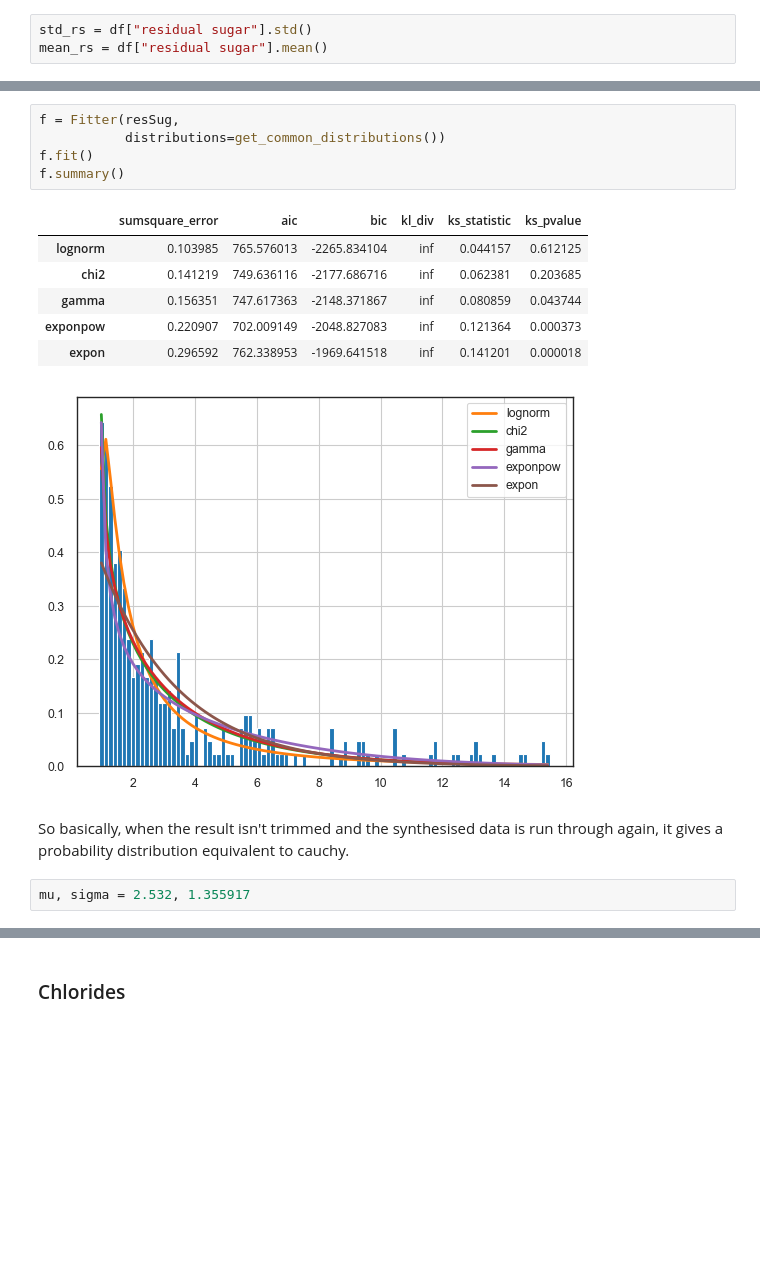
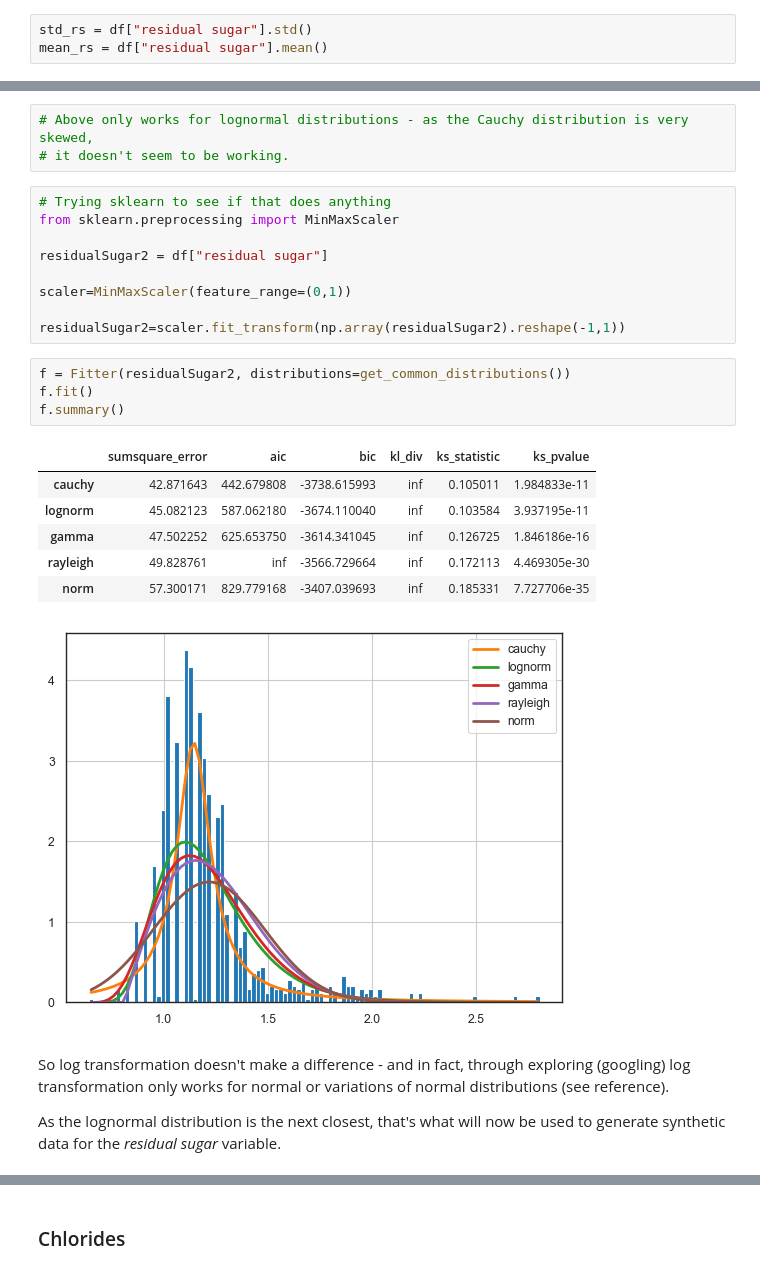
Before and after one commit to fabiofabrizi/PfDA_Project, a Jupyter notebook: PfDA_Project_Notebook.ipynb, the cells around one changed output, grey strips where cells are left out. Cells and saved outputs as stored; diff of their text form; blank space fills up the shorter version.

Commit message:
Checked variables - conclusion next

```diff
--- a/PfDA_Project_Notebook.ipynb
+++ b/PfDA_Project_Notebook.ipynb
@@ -706,17 +793,28 @@ plt.show()
+# %%
+# Above only works for lognormal distributions - as the Cauchy distribution is very skewed,
+# it doesn't seem to be working.
+# %%
+# Trying sklearn to see if that does anything
+from sklearn.preprocessing import MinMaxScaler
+
+residualSugar2 = df["residual sugar"]
+
+scaler=MinMaxScaler(feature_range=(0,1))
+
+residualSugar2=scaler.fit_transform(np.array(residualSugar2).reshape(-1,1))
 # %%
-f = Fitter(resSug,
-           distributions=get_common_distributions())
+f = Fitter(residualSugar2, distributions=get_common_distributions())
 f.fit()
 f.summary()
 # %% [output]
 |  | sumsquare_error | aic | bic | kl_div | ks_statistic | ks_pvalue |
-| lognorm | 0.103985 | 765.576013 | -2265.834104 | inf | 0.044157 | 0.612125 |
-| chi2 | 0.141219 | 749.636116 | -2177.686716 | inf | 0.062381 | 0.203685 |
-| gamma | 0.156351 | 747.617363 | -2148.371867 | inf | 0.080859 | 0.043744 |
-| exponpow | 0.220907 | 702.009149 | -2048.827083 | inf | 0.121364 | 0.000373 |
-| expon | 0.296592 | 762.338953 | -1969.641518 | inf | 0.141201 | 0.000018 |
+| cauchy | 42.871643 | 442.679808 | -3738.615993 | inf | 0.105011 | 1.984833e-11 |
+| lognorm | 45.082123 | 587.062180 | -3674.110040 | inf | 0.103584 | 3.937195e-11 |
+| gamma | 47.502252 | 625.653750 | -3614.341045 | inf | 0.126725 | 1.846186e-16 |
+| rayleigh | 49.828761 | inf | -3566.729664 | inf | 0.172113 | 4.469305e-30 |
+| norm | 57.300171 | 829.779168 | -3407.039693 | inf | 0.185331 | 7.727706e-35 |
-[figure, old version]
+[figure, new version]
-# %% [markdown]
-So basically, when the result isn't trimmed and the synthesised data is run through again, it gives a probability distribution equivalent to cauchy.
-# %%
-mu, sigma = 2.532, 1.355917
+# %% [markdown]
+So log transformation doesn't make a difference - and in fact, through exploring (googling) log transformation only works for normal or variations of normal distributions (see reference).<br>
+
+As the lognormal distribution is the next closest, that's what will now be used to generate synthetic data for the *residual sugar* variable.
```
Also changed, not shown: parts of 122 cells of this notebook.
